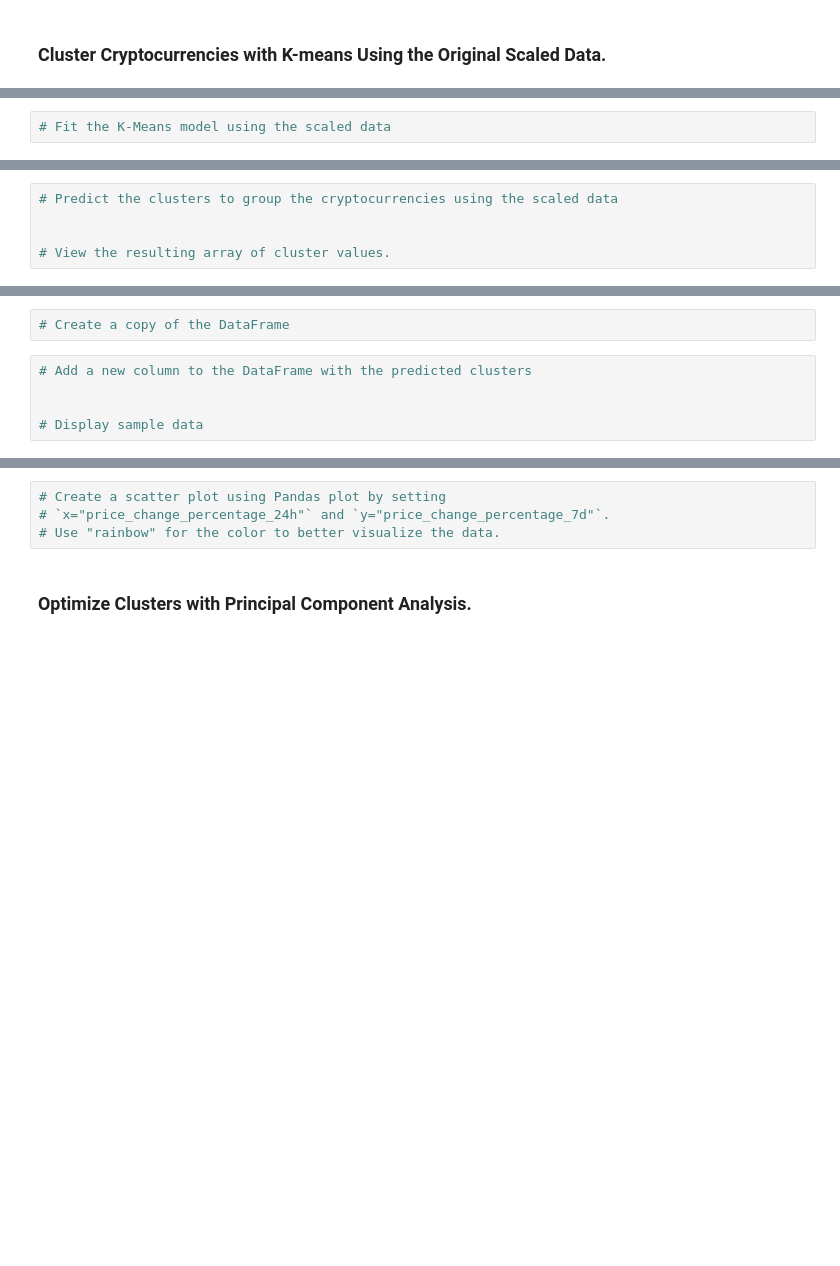
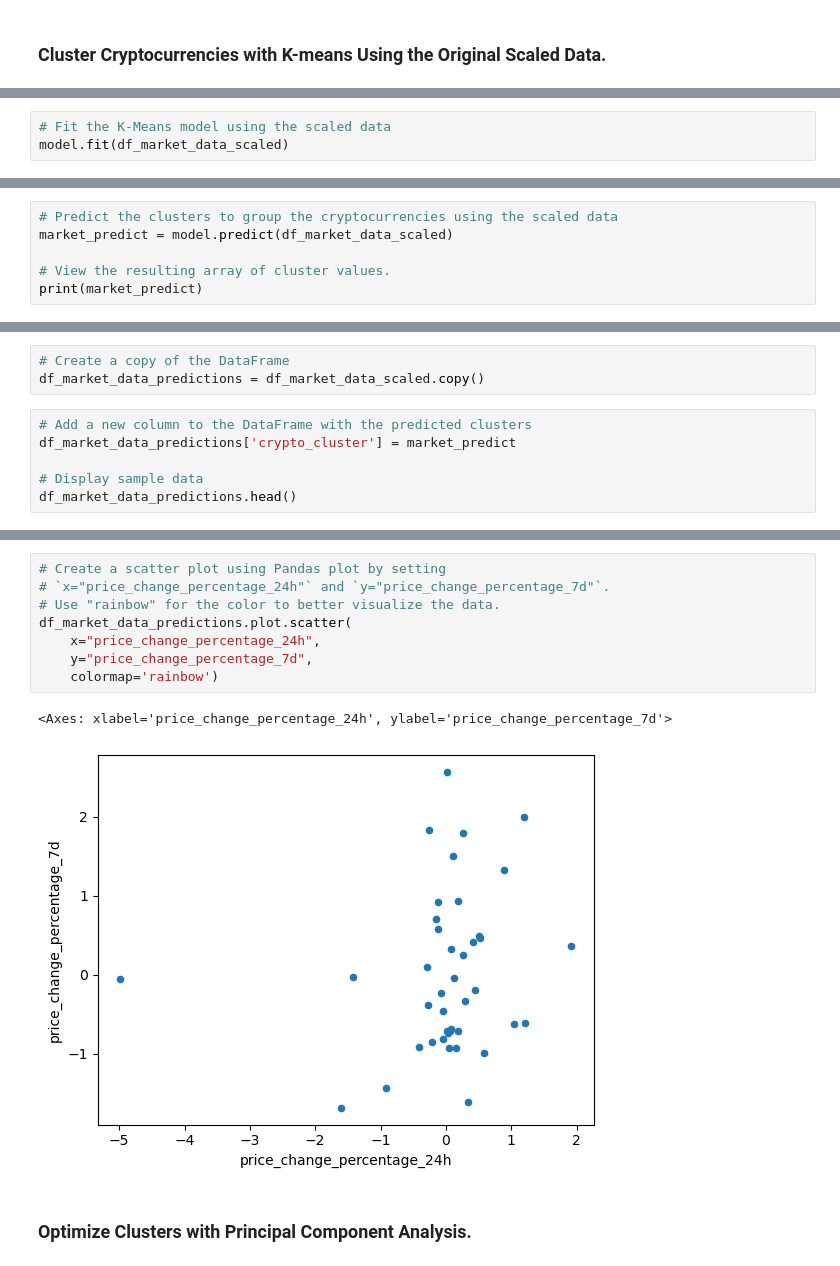
Before and after one commit to srhill12/CryptoClustering, a Jupyter notebook: Crypto_Clustering_starter_code.ipynb, the cells around one changed output, grey strips where cells are left out. Cells and saved outputs as stored; diff of their text form; blank space fills up the shorter version.

```diff
--- a/Crypto_Clustering_starter_code.ipynb
+++ b/Crypto_Clustering_starter_code.ipynb
@@ -145,2 +146,3 @@ df_market_elbow.plot.line(x="k",
 # %%
 # Fit the K-Means model using the scaled data
+model.fit(df_market_data_scaled)
@@ -147,5 +151,6 @@ df_market_elbow.plot.line(x="k",
 # %%
 # Predict the clusters to group the cryptocurrencies using the scaled data
-
+market_predict = model.predict(df_market_data_scaled)
 
 # View the resulting array of cluster values.
+print(market_predict)
@@ -152,10 +160,12 @@ df_market_elbow.plot.line(x="k",
 # %%
 # Create a copy of the DataFrame
+df_market_data_predictions = df_market_data_scaled.copy()
 # %%
 # Add a new column to the DataFrame with the predicted clusters
-
+df_market_data_predictions['crypto_cluster'] = market_predict
 
 # Display sample data
+df_market_data_predictions.head()
 # %% [output]
 |  | price_change_percentage_24h | price_change_percentage_7d | price_change_percentage_14d | price_change_percentage_30d | ... |
 | coin_id |  |  |  |  | ... |
@@ -167,7 +185,14 @@ df_market_elbow.plot.line(x="k",
 # %%
 # Create a scatter plot using Pandas plot by setting
 # `x="price_change_percentage_24h"` and `y="price_change_percentage_7d"`.
 # Use "rainbow" for the color to better visualize the data.
+df_market_data_predictions.plot.scatter(
+    x="price_change_percentage_24h",
+    y="price_change_percentage_7d",
+    colormap='rainbow')
+# %% [output]
+<Axes: xlabel='price_change_percentage_24h', ylabel='price_change_percentage_7d'>
+[figure, added]
 # %% [markdown]
 ### Optimize Clusters with Principal Component Analysis.
 # %%
```
Also changed, not shown: parts of 15 cells of this notebook.
